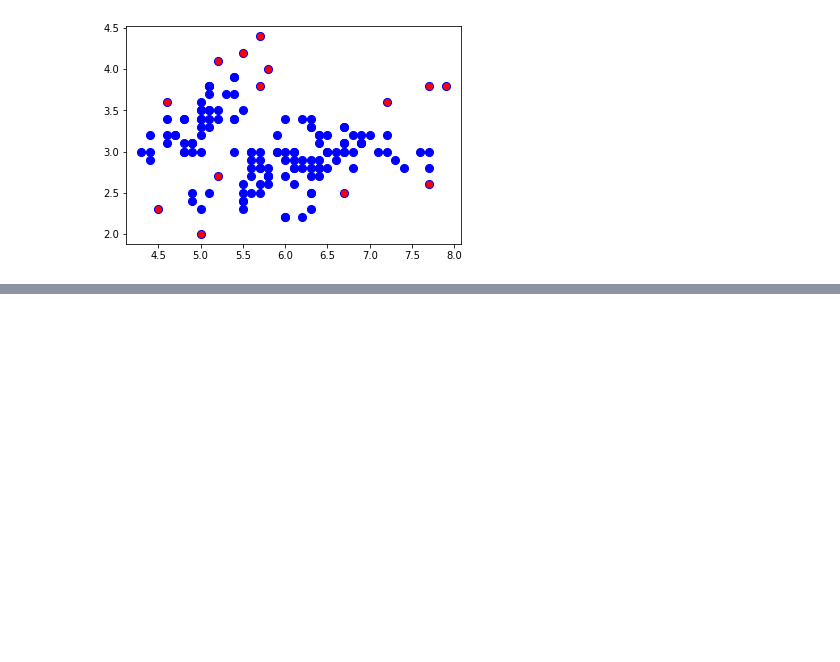
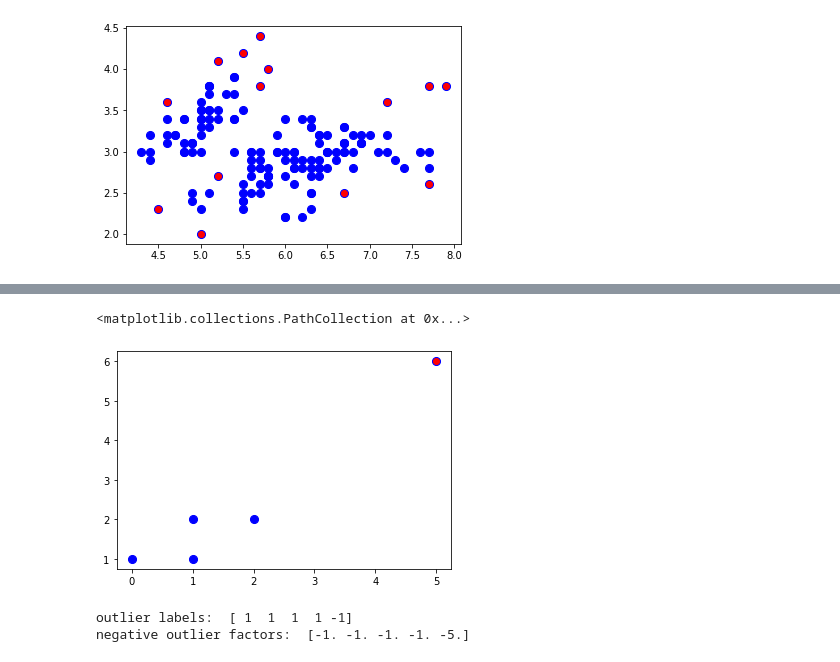
Before and after one commit to peeyushsinghal/anomaly-detection, a Jupyter notebook: anomaly_detection.ipynb, the cells around one changed output, grey strips where cells are left out. Cells and saved outputs as stored; diff of their text form; code cells hidden in the pictures; blank space fills up the shorter version.

```diff
--- a/anomaly_detection.ipynb
+++ b/anomaly_detection.ipynb
@@ -382,0 +411,23 @@ plt.scatter(outlier_values["sepal_length"], outlier_values["sepal_width"], color
+# %%
+# model specification
+model1 = LocalOutlierFactor(n_neighbors = 2, metric = "manhattan", contamination = 0.02)
+# model fitting
+y_pred = model1.fit_predict(df)
+# filter outlier index
+outlier_index = np.where(y_pred == -1) # negative values are outliers and positives inliers
+# filter outlier values
+outlier_values = df.iloc[outlier_index]
+# plot data
+plt.scatter(df["x"], df["y"], color = "b", s = 65)
+# plot outlier values
+plt.scatter(outlier_values["x"], outlier_values["y"], color = "r")
+# %% [output]
+<matplotlib.collections.PathCollection at 0x...>
+[figure, added]
+# %%
+# outlier factors
+print("outlier labels: ",y_pred )
+print ("negative outlier factors: ", model1.negative_outlier_factor_)
+# %% [output]
+outlier labels:  [ 1  1  1  1 -1]
+negative outlier factors:  [-1. -1. -1. -1. -5.]
```
Also changed, not shown: parts of 5 cells of this notebook.
